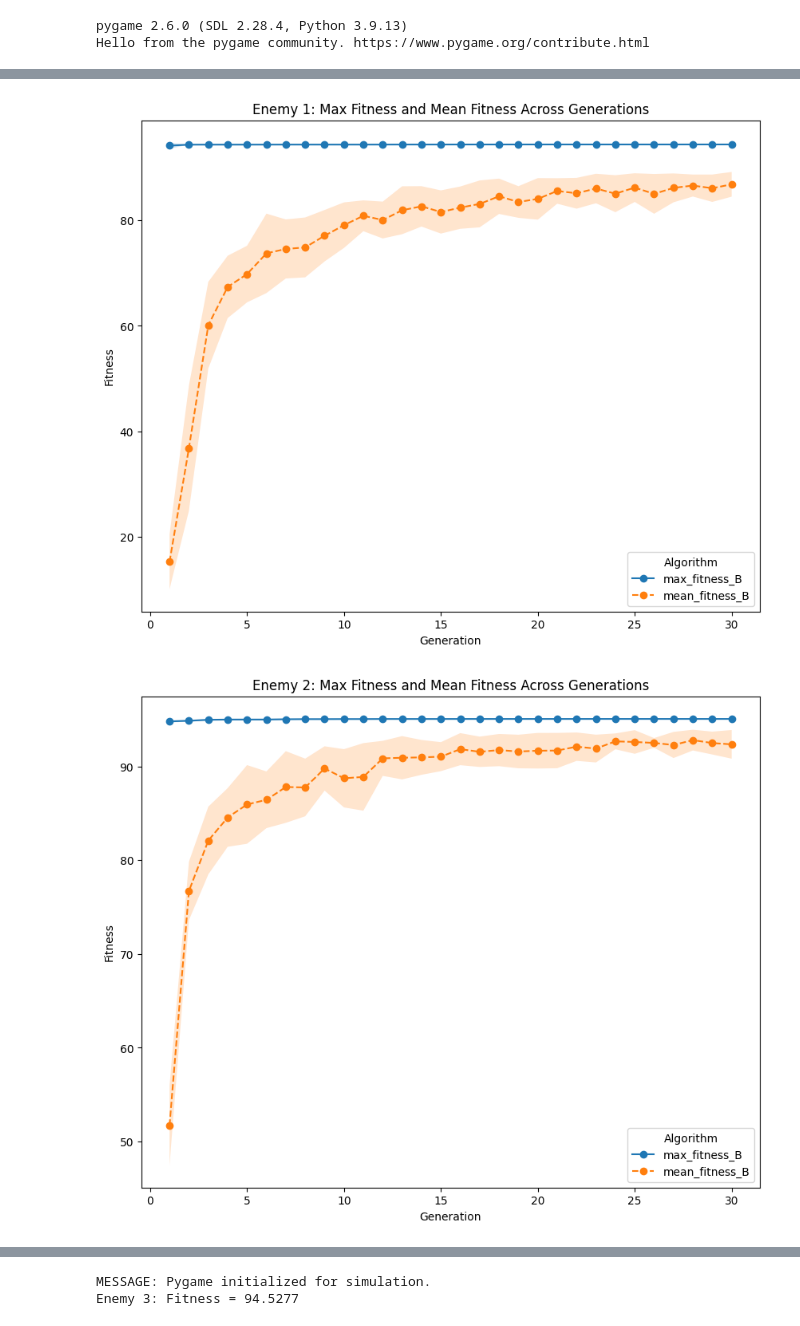
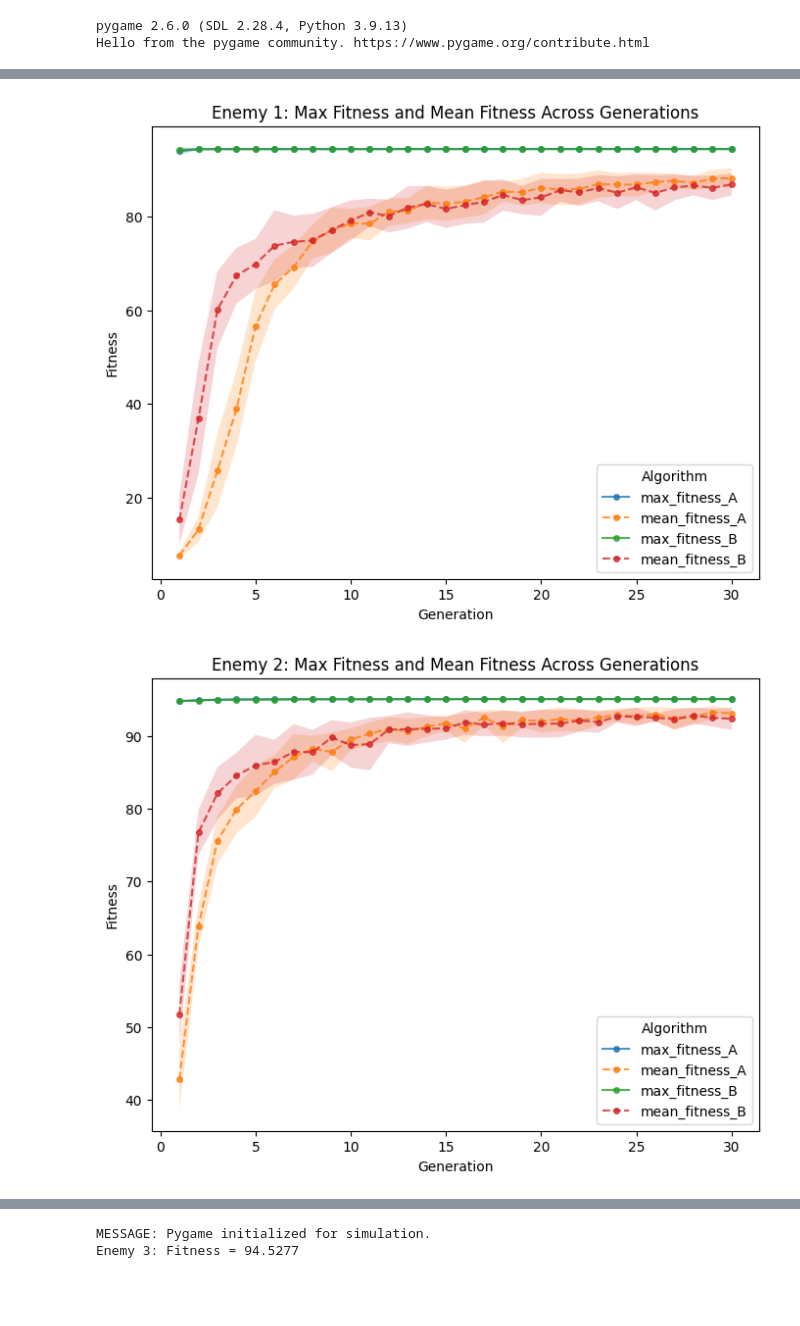
Before and after one commit to koenweverink/EvoMan36, a Jupyter notebook: plotgraph.ipynb, the cells around one changed output, grey strips where cells are left out. Drawn from its saved outputs; the diff is of its cells as text; code cells hidden in the pictures; blank space fills up the shorter version.

Commit message:
3 fitness plots

```diff
--- a/plotgraph.ipynb
+++ b/plotgraph.ipynb
@@ -23,4 +23,5 @@ np.random.seed(42)
 best_solutions_a = pd.read_csv('best_solutions_a.csv')
 best_solutions_b = pd.read_csv('best_solutions_b.csv')
 # %%
+results_a = pd.read_csv('results_a.csv')
 results_b = pd.read_csv('results_b.csv')
@@ -42,0 +28,3 @@ results_b
+# %%
+# Concatenate dataframes (stack them)
+final_results = pd.concat([results_a, results_b])
@@ -43,6 +54,6 @@ results_b
 # %%
 # Group by Algorithm, Enemy, Generation and compute mean and std
-grouped = results_b.groupby(['Algorithm', 'Enemy', 'Generation']).agg(
+grouped = final_results.groupby(['Algorithm', 'Enemy', 'Generation']).agg(
     mean_fitness_mean=('Mean Fitness', 'mean'),
     mean_fitness_std=('Mean Fitness', 'std'),
     max_fitness_mean=('Max Fitness', 'mean'),
@@ -104,8 +78,7 @@ for enemy in enemies:
 # %%
-
 enemies = [1,2,3]
 for enemy in enemies:
-    plt.figure(figsize=(10, 8))
+    plt.figure(figsize=(8, 6))
     data_enemy = grouped[grouped['Enemy'] == enemy]
 
     algorithms = data_enemy['Algorithm'].unique()
@@ -118,39 +91,44 @@ for enemy in enemies:
             data_alg['Generation'],
             data_alg['max_fitness_mean'],
             label=f'max_fitness_{algorithm}',
-            marker='o'
+            marker='o',
+            markersize=4,
+            alpha = 0.8
         )
         # Max Fitness Std
         plt.fill_between(
             data_alg['Generation'],
             data_alg['max_fitness_mean'] - data_alg['max_fitness_std'],
             data_alg['max_fitness_mean'] + data_alg['max_fitness_std'],
             alpha=0.2
         )
 
         # Mean Fitness
         plt.plot(
             data_alg['Generation'],
             data_alg['mean_fitness_mean'],
             label=f'mean_fitness_{algorithm}',
             marker='o',
-            linestyle='--'
+            linestyle='--',
+            markersize=4,
+            alpha = 0.8
         )
+
         # Mean Fitness Std
         plt.fill_between(
             data_alg['Generation'],
             data_alg['mean_fitness_mean'] - data_alg['mean_fitness_std'],
             data_alg['mean_fitness_mean'] + data_alg['mean_fitness_std'],
             alpha=0.2
         )
 
     plt.title(f'Enemy {enemy}: Max Fitness and Mean Fitness Across Generations')
     plt.xlabel('Generation')
     plt.ylabel('Fitness')
 
     plt.legend(title='Algorithm')
 
     plt.show()
 # %% [output]
-[figure, old version]
+[figure, new version]
-[figure, old version]
+[figure, new version]
```
Also changed, not shown: parts of 6 cells of this notebook, 1 other file.
